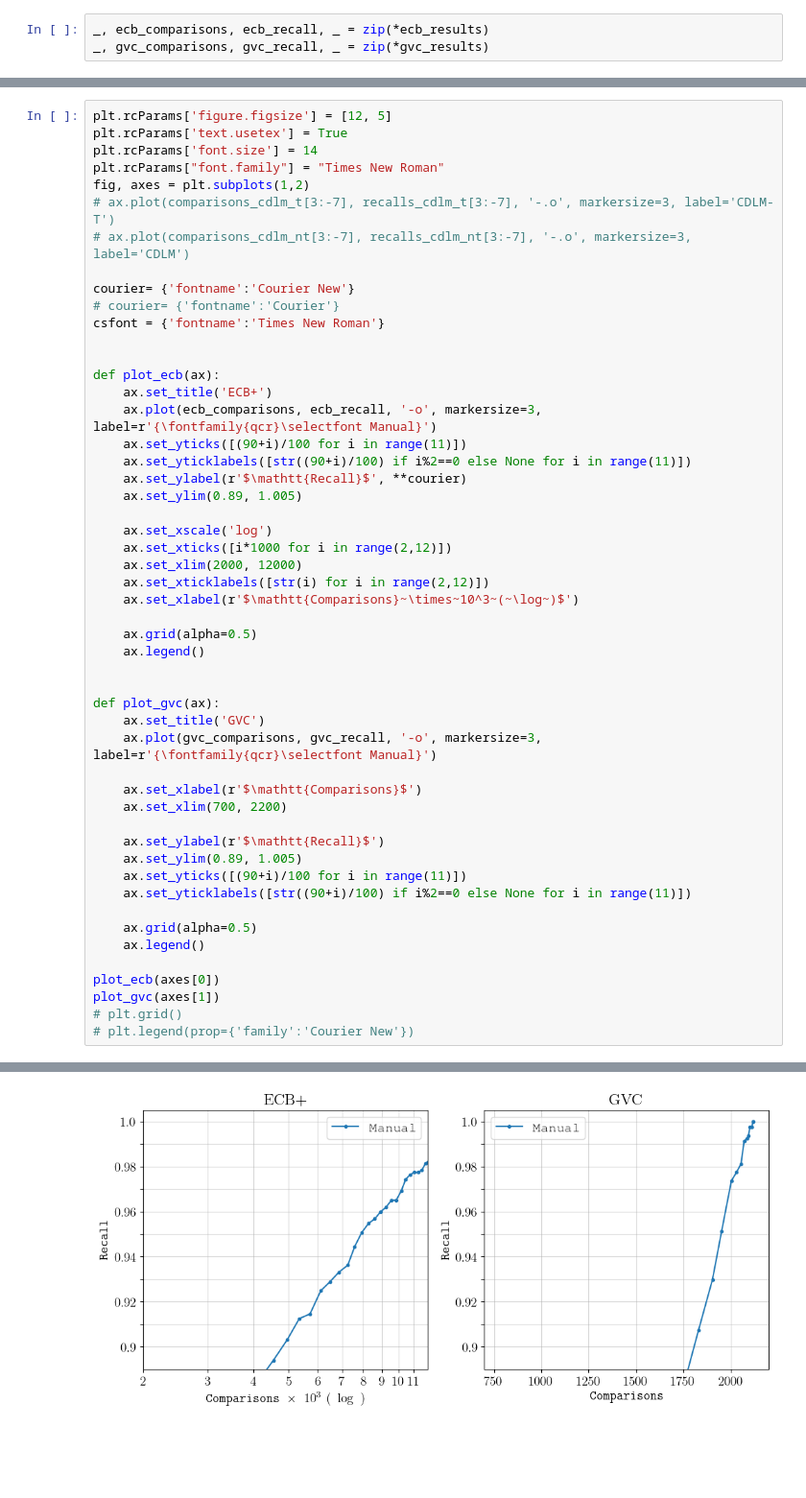
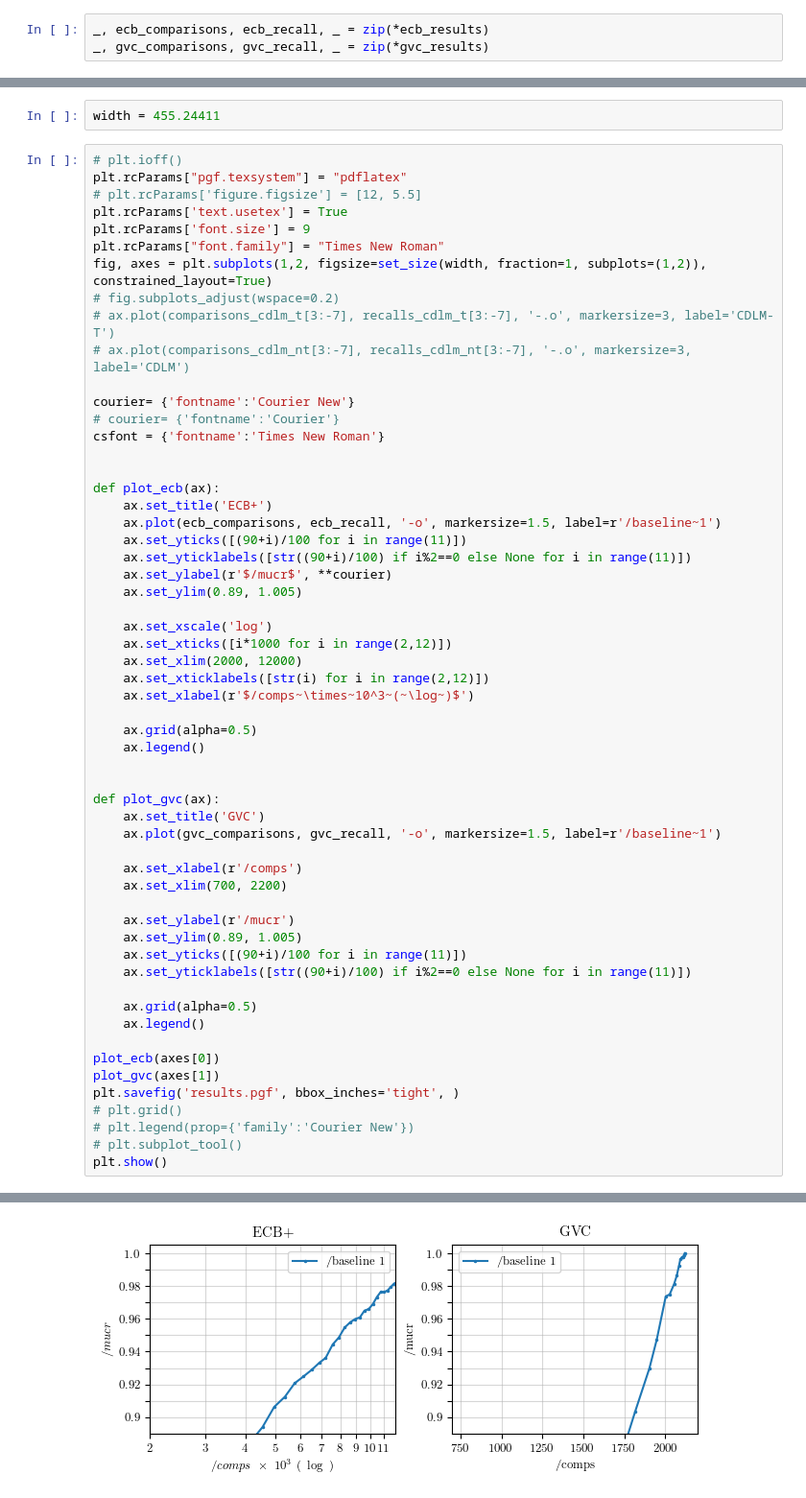
Before and after one commit to ahmeshaf/lemma_ce_coref, a Jupyter notebook: recall_comparisons.ipynb, the cells around one changed output, grey strips where cells are left out. Shown: that part at 96% size. Drawn from its saved outputs; the diff is of its cells as text; blank space fills up the shorter version.

```diff
--- a/recall_comparisons.ipynb
+++ b/recall_comparisons.ipynb
@@ -19,9 +72,14 @@ _, gvc_comparisons, gvc_recall, _ = zip(*gvc_results)
+# %%
+width = 455.24411
 # %%
-plt.rcParams['figure.figsize'] = [12, 5]
+# plt.ioff()
+plt.rcParams["pgf.texsystem"] = "pdflatex"
+# plt.rcParams['figure.figsize'] = [12, 5.5]
 plt.rcParams['text.usetex'] = True
-plt.rcParams['font.size'] = 14
+plt.rcParams['font.size'] = 9
 plt.rcParams["font.family"] = "Times New Roman"
-fig, axes = plt.subplots(1,2)
+fig, axes = plt.subplots(1,2, figsize=set_size(width, fraction=1, subplots=(1,2)), constrained_layout=True)
+# fig.subplots_adjust(wspace=0.2)
 # ax.plot(comparisons_cdlm_t[3:-7], recalls_cdlm_t[3:-7], '-.o', markersize=3, label='CDLM-T')
 # ax.plot(comparisons_cdlm_nt[3:-7], recalls_cdlm_nt[3:-7], '-.o', markersize=3, label='CDLM')
 
@@ -32,17 +90,17 @@ csfont = {'fontname':'Times New Roman'}
 
 def plot_ecb(ax):
     ax.set_title('ECB+')
-    ax.plot(ecb_comparisons, ecb_recall, '-o', markersize=3, label=r'{\fontfamily{qcr}\selectfont Manual}')
+    ax.plot(ecb_comparisons, ecb_recall, '-o', markersize=1.5, label=r'/baseline~1')
     ax.set_yticks([(90+i)/100 for i in range(11)])
     ax.set_yticklabels([str((90+i)/100) if i%2==0 else None for i in range(11)])
-    ax.set_ylabel(r'$\mathtt{Recall}$', **courier)
+    ax.set_ylabel(r'$/mucr$', **courier)
     ax.set_ylim(0.89, 1.005)
 
     ax.set_xscale('log')
     ax.set_xticks([i*1000 for i in range(2,12)])
     ax.set_xlim(2000, 12000)
     ax.set_xticklabels([str(i) for i in range(2,12)])
-    ax.set_xlabel(r'$\mathtt{Comparisons}~\times~10^3~(~\log~)$')
+    ax.set_xlabel(r'$/comps~\times~10^3~(~\log~)$')
 
     ax.grid(alpha=0.5)
     ax.legend()
@@ -50,12 +108,12 @@ def plot_ecb(ax):
 
 def plot_gvc(ax):
     ax.set_title('GVC')
-    ax.plot(gvc_comparisons, gvc_recall, '-o', markersize=3, label=r'{\fontfamily{qcr}\selectfont Manual}')
+    ax.plot(gvc_comparisons, gvc_recall, '-o', markersize=1.5, label=r'/baseline~1')
 
-    ax.set_xlabel(r'$\mathtt{Comparisons}$')
+    ax.set_xlabel(r'/comps')
     ax.set_xlim(700, 2200)
 
-    ax.set_ylabel(r'$\mathtt{Recall}$')
+    ax.set_ylabel(r'/mucr')
     ax.set_ylim(0.89, 1.005)
     ax.set_yticks([(90+i)/100 for i in range(11)])
     ax.set_yticklabels([str((90+i)/100) if i%2==0 else None for i in range(11)])
@@ -65,6 +123,9 @@ def plot_gvc(ax):
 
 plot_ecb(axes[0])
 plot_gvc(axes[1])
+plt.savefig('results.pgf', bbox_inches='tight', )
 # plt.grid()
 # plt.legend(prop={'family':'Courier New'})
+# plt.subplot_tool()
+plt.show()
 # %% [output]
@@ -71 +149 @@ plot_gvc(axes[1])
-[figure, old version]
+[figure, new version]
```
Also changed, not shown: parts of 4 cells of this notebook, 1 other file.
